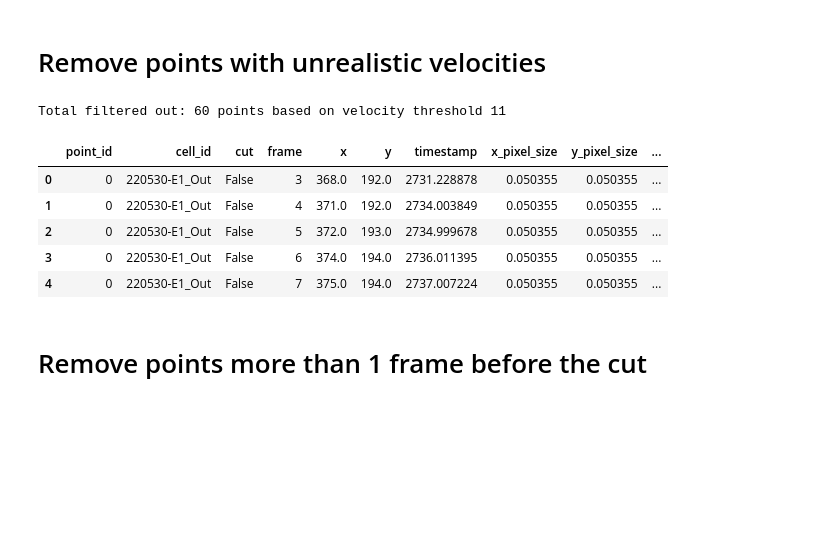
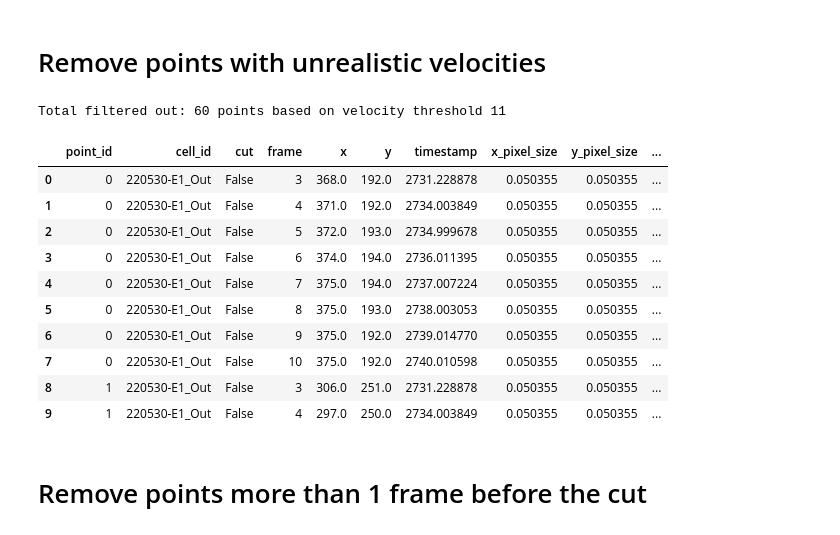
Before and after one commit to signynas/diet4CoLA, a Jupyter notebook: annotated_data.ipynb, the cells around one changed output. Drawn from its saved outputs; the diff is of its cells as text; code cells hidden in the pictures; blank space fills up the shorter version.

```diff
--- a/annotated_data.ipynb
+++ b/annotated_data.ipynb
@@ -293,34 +301,39 @@ df = points_v.copy()
 filter_threshold = 11  # Velocity threshold
 
 initial_count = df['point_id'].nunique()
 
 to_remove = []
 for pid in df['point_id'].unique():
     vals = df.loc[df['point_id'] == pid, 'velocity_cut']
     if vals.dropna().empty:
         continue
     if (vals.abs() > filter_threshold).any():
         to_remove.append(pid)
 
 if to_remove:
     df = df[~df['point_id'].isin(to_remove)]
 
 final_count = df['point_id'].nunique()
 diff_count = initial_count - final_count
 
 print(f"Total filtered out: {diff_count} point{"s" if diff_count != 1 else ""} based on velocity threshold {filter_threshold}")
 
 points_v_filtered = df.copy()
 
-points_v_filtered.head()
+points_v_filtered.head(10)
 # %% [output]
 Total filtered out: 60 points based on velocity threshold 11
 |  | point_id | cell_id | cut | frame | x | y | timestamp | x_pixel_size | y_pixel_size | ... |
 | 0 | 0 | 220530-E1_Out | False | 3 | 368.0 | 192.0 | 2731.228878 | 0.050355 | 0.050355 | ... |
 | 1 | 0 | 220530-E1_Out | False | 4 | 371.0 | 192.0 | 2734.003849 | 0.050355 | 0.050355 | ... |
 | 2 | 0 | 220530-E1_Out | False | 5 | 372.0 | 193.0 | 2734.999678 | 0.050355 | 0.050355 | ... |
 | 3 | 0 | 220530-E1_Out | False | 6 | 374.0 | 194.0 | 2736.011395 | 0.050355 | 0.050355 | ... |
 | 4 | 0 | 220530-E1_Out | False | 7 | 375.0 | 194.0 | 2737.007224 | 0.050355 | 0.050355 | ... |
+| 5 | 0 | 220530-E1_Out | False | 8 | 375.0 | 193.0 | 2738.003053 | 0.050355 | 0.050355 | ... |
+| 6 | 0 | 220530-E1_Out | False | 9 | 375.0 | 192.0 | 2739.014770 | 0.050355 | 0.050355 | ... |
+| 7 | 0 | 220530-E1_Out | False | 10 | 375.0 | 192.0 | 2740.010598 | 0.050355 | 0.050355 | ... |
+| 8 | 1 | 220530-E1_Out | False | 3 | 306.0 | 251.0 | 2731.228878 | 0.050355 | 0.050355 | ... |
+| 9 | 1 | 220530-E1_Out | False | 4 | 297.0 | 250.0 | 2734.003849 | 0.050355 | 0.050355 | ... |
 # %% [markdown]
 # Remove points more than 1 frame before the cut
 # %%
```
Also changed, not shown: parts of 14 cells of this notebook.
